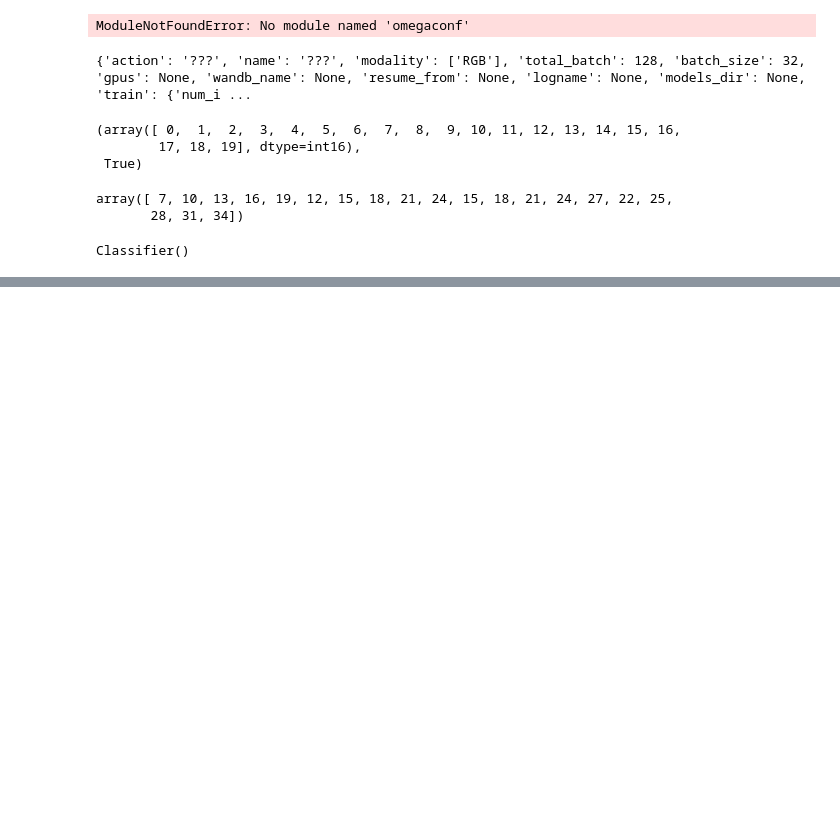
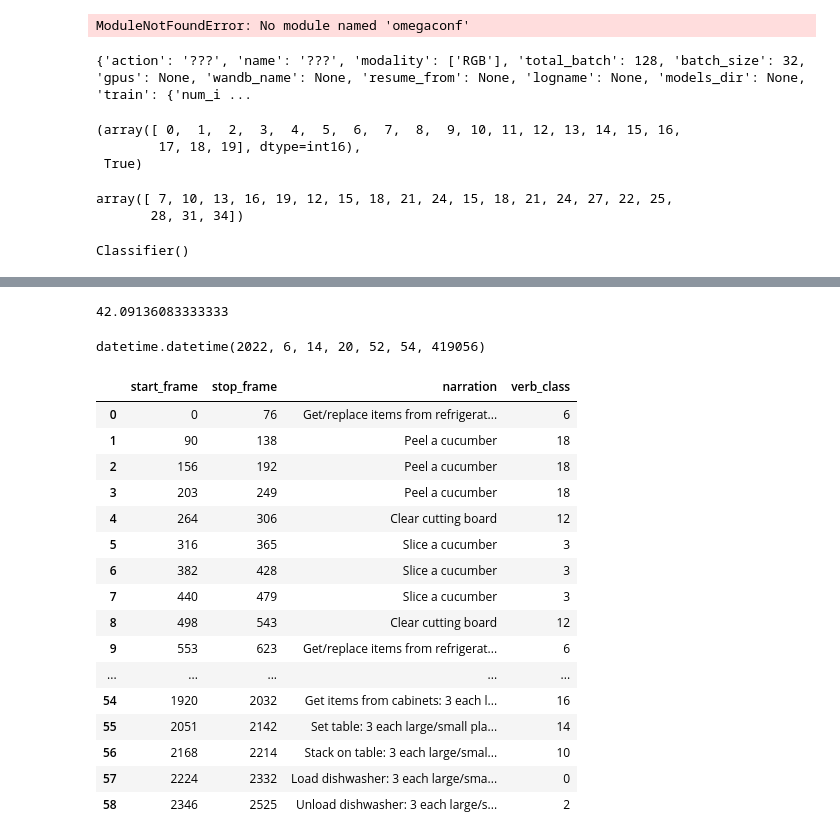
Before and after one commit to angrytako/deep-learning-egovision, a Jupyter notebook: test_and_explore.ipynb, the cells around one changed output, grey strips where cells are left out. Saved outputs shown, nothing was run; the diff lists cells and outputs as text; code cells hidden in the pictures; blank space fills up the shorter version.

Commit message:
created backbone for actionNet loader

```diff
--- a/test_and_explore.ipynb
+++ b/test_and_explore.ipynb
@@ -145,0 +213,56 @@ Classifier()
+# %%
+from datetime import datetime
+
+(datetime.utcfromtimestamp(max(activities_end_times_s)) - datetime.utcfromtimestamp(min(activities_start_times_s))).total_seconds()/60
+# %% [output]
+42.09136083333333
+# %%
+datetime.utcfromtimestamp(min(activities_start_times_s))
+# %% [output]
+datetime.datetime(2022, 6, 14, 20, 52, 54, 419056)
+# %%
+labels_dict = {}
+i=0
+for label in set(activities_labels):
+    labels_dict[label] = i
+    i+=1
+# %%
+VIDEO_FRAMERATE = 1
+# %%
+#TODO decide if we want to merge the same actions into one
+from datetime import datetime
+import pandas as pd
+#"start_timestamp", "stop_timestamp"
+records = []
+shift = datetime.utcfromtimestamp(min(activities_start_times_s))
+for i, label in enumerate(activities_labels) :
+    #activities_end_times_s
+    #start_timestamp = datetime.timestamp(datetime.utcfromtimestamp(activities_start_times_s[i]) - shift)
+    #stop_timestamp = datetime.timestamp(datetime.utcfromtimestamp(activities_end_times_s[i]) - shift)
+    start_frame = int((datetime.utcfromtimestamp(activities_start_times_s[i]) - shift).total_seconds() * VIDEO_FRAMERATE)
+    stop_frame = int((datetime.utcfromtimestamp(activities_end_times_s[i]) - shift).total_seconds() * VIDEO_FRAMERATE)
+    narration = label
+    verb_class = labels_dict[label]
+    records.append([start_frame,stop_frame, narration, verb_class])
+
+records_pd = pd.DataFrame(records,columns=["start_frame", "stop_frame", "narration", "verb_class"])
+# %%
+records_pd
+# %% [output]
+|  | start_frame | stop_frame | narration | verb_class |
+| 0 | 0 | 76 | Get/replace items from refrigerat... | 6 |
+| 1 | 90 | 138 | Peel a cucumber | 18 |
+| 2 | 156 | 192 | Peel a cucumber | 18 |
+| 3 | 203 | 249 | Peel a cucumber | 18 |
+| 4 | 264 | 306 | Clear cutting board | 12 |
+| 5 | 316 | 365 | Slice a cucumber | 3 |
+| 6 | 382 | 428 | Slice a cucumber | 3 |
+| 7 | 440 | 479 | Slice a cucumber | 3 |
+| 8 | 498 | 543 | Clear cutting board | 12 |
+| 9 | 553 | 623 | Get/replace items from refrigerat... | 6 |
+| ... | ... | ... | ... | ... |
+| 54 | 1920 | 2032 | Get items from cabinets: 3 each l... | 16 |
+| 55 | 2051 | 2142 | Set table: 3 each large/small pla... | 14 |
+| 56 | 2168 | 2214 | Stack on table: 3 each large/smal... | 10 |
+| 57 | 2224 | 2332 | Load dishwasher: 3 each large/sma... | 0 |
+| 58 | 2346 | 2525 | Unload dishwasher: 3 each large/s... | 2 |
```
Also changed, not shown: parts of 12 cells of this notebook, 2 other files.
